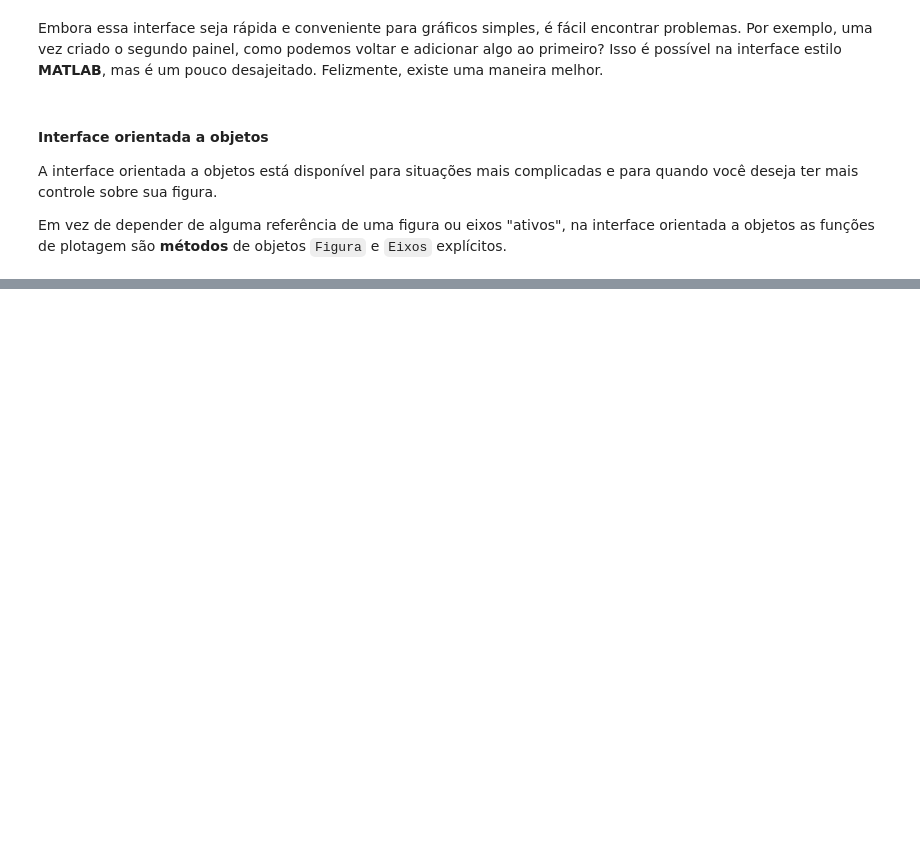
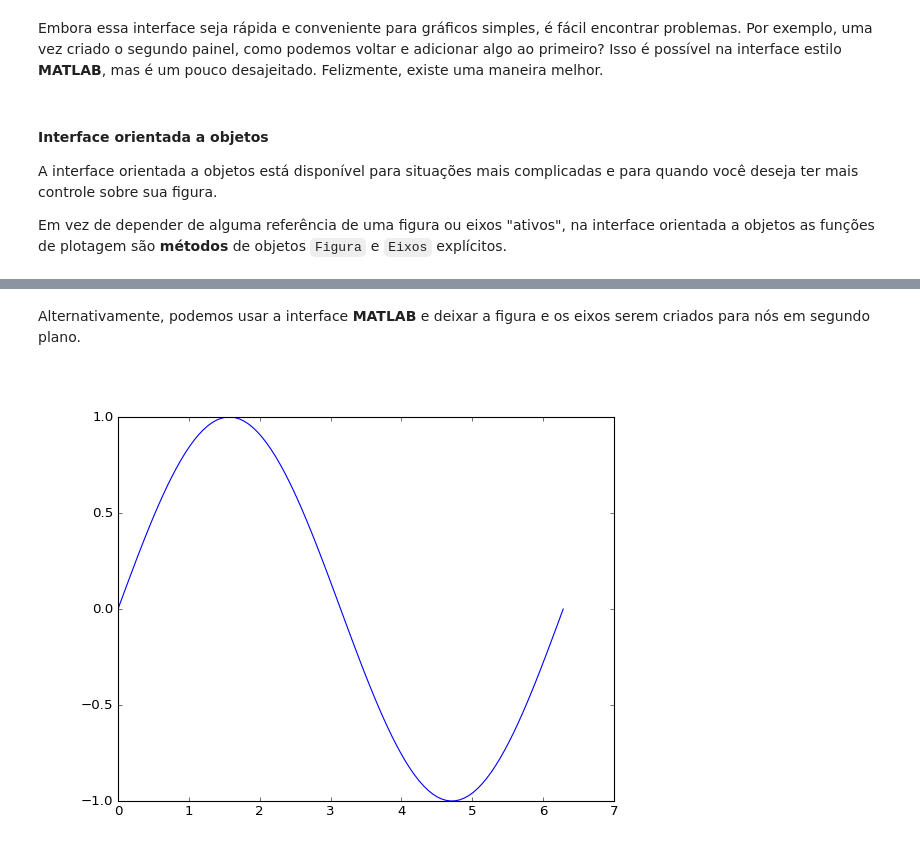
Before and after one commit to etvorellana/ResTIC18_PythonBasico, a Jupyter notebook: Notebooks/Aula_VDados.ipynb, the cells around one changed output, grey strips where cells are left out. Cells and saved outputs as stored; diff of their text form; code cells hidden in the pictures; blank space fills up the shorter version.

```diff
--- a/Notebooks/Aula_VDados.ipynb
+++ b/Notebooks/Aula_VDados.ipynb
@@ -373,0 +409,7 @@ ax[1,1].plot(QA_x4_pred, QA_y4_pred, '-', label='QA4_model')
+# %% [markdown]
+Alternativamente, podemos usar a interface __MATLAB__ e deixar a figura e os eixos serem criados para nós em segundo plano.
+# %%
+plt.figure()
+plt.plot(x, np.sin(x));
+# %% [output]
+[figure, added]
```
Also changed, not shown: parts of 15 cells of this notebook.
